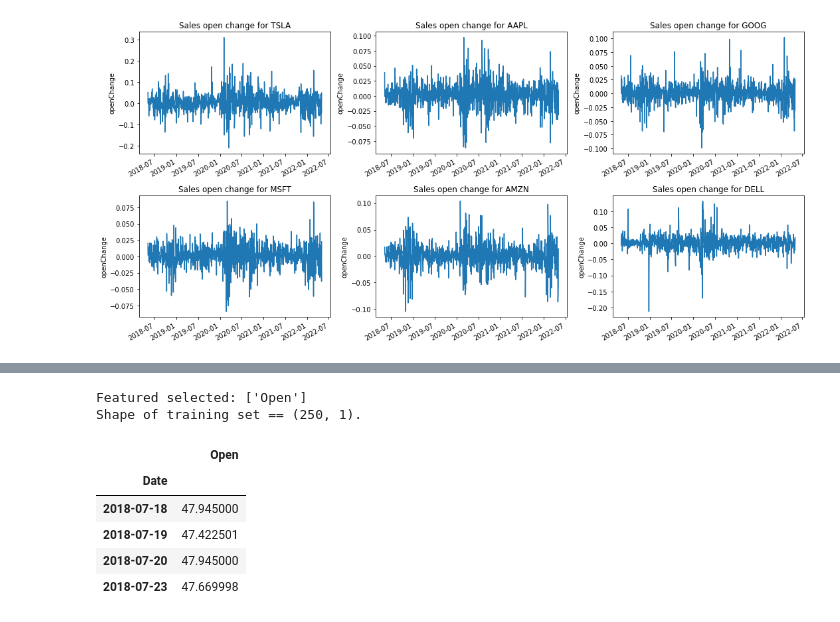
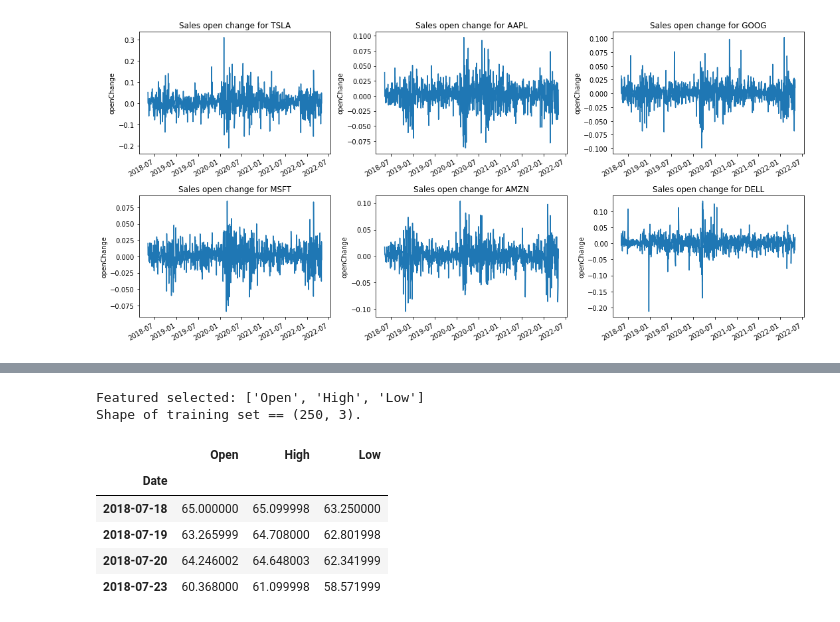
Before and after one commit to jeniferwerthman/AdvAILSTM, a Jupyter notebook: Copy_of_LSTMStock_Take2.ipynb, the cells around one changed output, grey strips where cells are left out. Cells and saved outputs as stored; diff of their text form; code cells hidden in the pictures.

```diff
--- a/Copy_of_LSTMStock_Take2.ipynb
+++ b/Copy_of_LSTMStock_Take2.ipynb
@@ -162,13 +142,0 @@ mplot.tight_layout()
-# %%
-#Volume Change Graphs
-mplot.figure(figsize=(25, 7))
-mplot.subplots_adjust(top=1.25, bottom=1.2)
-
-for i, stock in enumerate(stocks, 1):
-    mplot.subplot(2, 3, i)
-    stock['volumeChange'][-244:].plot()
-    mplot.ylabel('volumeChange')
-    mplot.xlabel(None)
-    mplot.title(f"Sales volume change for {stockTypes[i - 1]}")
-
-mplot.tight_layout()
@@ -226,15 +142,0 @@ plotIt(5)
-# %%
-import altair as alt
-from altair import datum
-
-def plotIt(i = 1, stock = None):
-   plotIt = (alt.Chart(stock, title=company_name[i-1]).transform_filter(datum.month==3).
-          mark_line().
-          encode(x=alt.X('day', sort=['year', 'month']), y='max(volumeChange)', color='year').
-          properties(height=200  , width=500))
-   return plotIt
-
-for i, stock in enumerate(stocks, 1):
-  mychart = plotIt(i, stock)
-
-mychart.display()
@@ -249,31 +143,31 @@ mychart.display()
 # %%
 #Get Desired columns to train
-stockDf = stocks[1]
+stockDf = stocks[0]
 print('Featured selected: {}'.format(cols))
 stockDf = stockDf[cols].astype(str)
 for i in cols:
     for j in range(0, len(stockDf)):
         stockDf[i][j] = stockDf[i][j].replace(',', '')
 
 stockDf = stockDf.astype(float)
 
 # Using multiple features (predictors)
 fromRecord = 50
 toRecord = 300
 newDf = stockDf[fromRecord:toRecord]
 myDs = newDf.to_numpy()
 myDs = myDs.astype('float32')
 print('Shape of training set == {}.'.format(newDf.shape))
 newDf[1:5]
 # %% [output]
-Featured selected: ['Open']
-Shape of training set == (250, 1).
+Featured selected: ['Open', 'High', 'Low']
+Shape of training set == (250, 3).
-|  | Open |
-| Date |  |
-| 2018-07-18 | 47.945000 |
-| 2018-07-19 | 47.422501 |
-| 2018-07-20 | 47.945000 |
-| 2018-07-23 | 47.669998 |
+|  | Open | High | Low |
+| Date |  |  |  |
+| 2018-07-18 | 65.000000 | 65.099998 | 63.250000 |
+| 2018-07-19 | 63.265999 | 64.708000 | 62.801998 |
+| 2018-07-20 | 64.246002 | 64.648003 | 62.341999 |
+| 2018-07-23 | 60.368000 | 61.099998 | 58.571999 |
 # %%
 #Parameters
 trainingSet = .70
```
Also changed, not shown: parts of 22 cells of this notebook.
